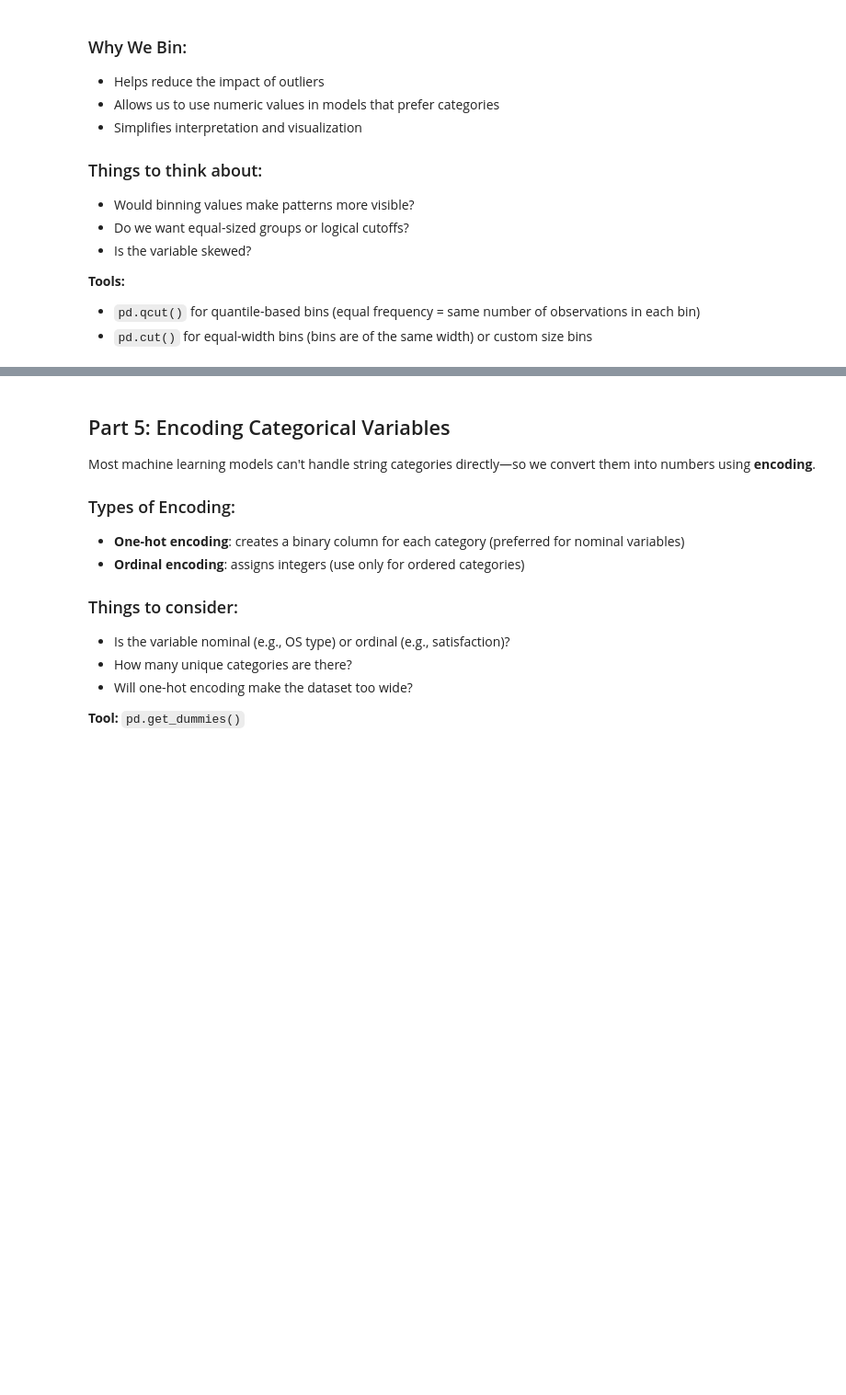
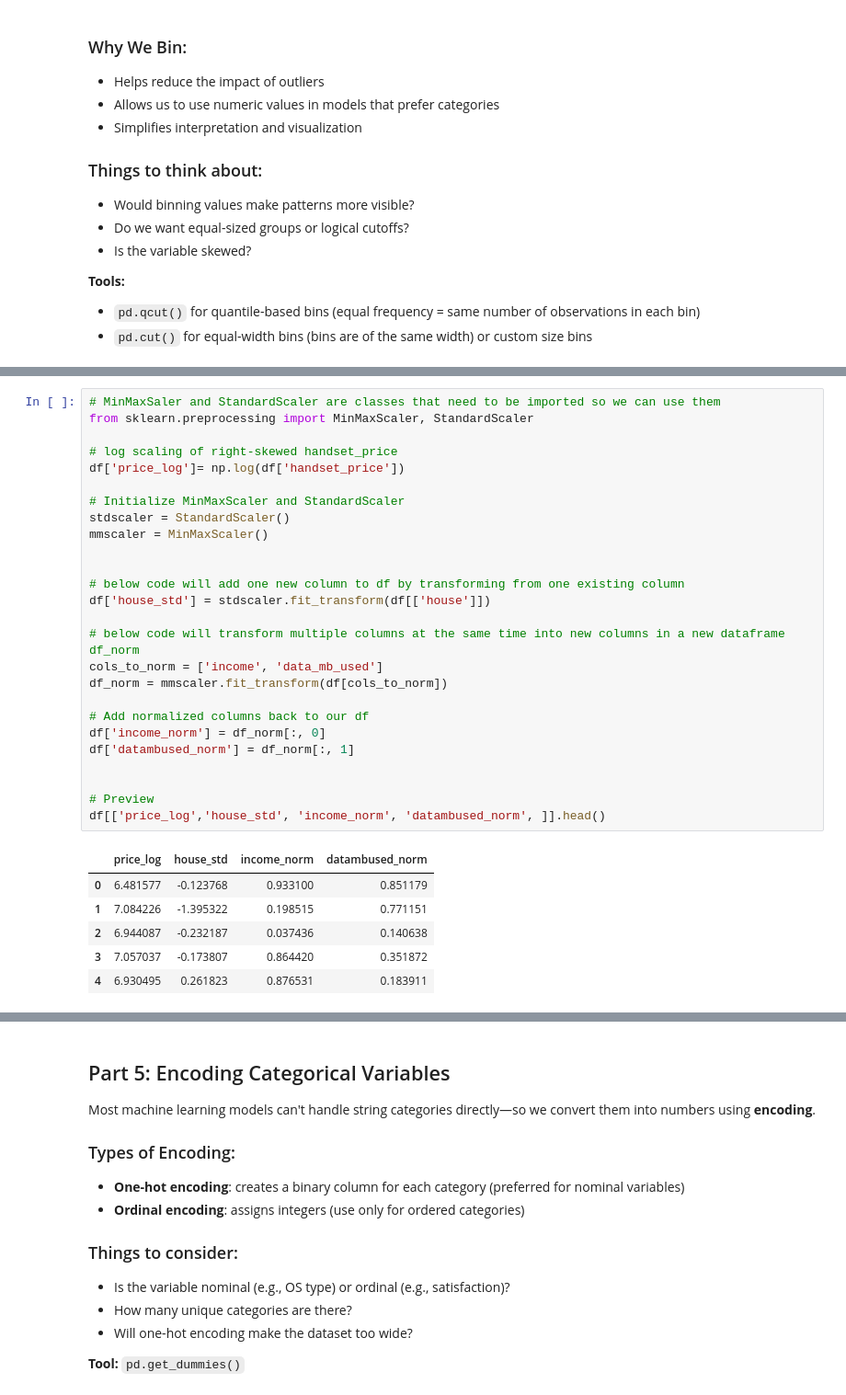
Before and after one commit to Luoxiaowanzi/IS-4487-Guide, a Jupyter notebook: Labs/lab_07_data_transformation.ipynb, the cells around one changed output, grey strips where cells are left out. Shown at 92% size. Cells and saved outputs as stored; diff of their text form; blank space fills up the shorter version.

```diff
--- a/Labs/lab_07_data_transformation.ipynb
+++ b/Labs/lab_07_data_transformation.ipynb
@@ -301 +356,34 @@ df[['income_scaled', 'data_mb_used_scaled', 'avg_call_dur_scaled']].head()
+# %%
+# MinMaxSaler and StandardScaler are classes that need to be imported so we can use them
+from sklearn.preprocessing import MinMaxScaler, StandardScaler
+
+# log scaling of right-skewed handset_price
+df['price_log']= np.log(df['handset_price'])
+
+# Initialize MinMaxScaler and StandardScaler
+stdscaler = StandardScaler()
+mmscaler = MinMaxScaler()
+
+
+# below code will add one new column to df by transforming from one existing column
+df['house_std'] = stdscaler.fit_transform(df[['house']])
+
+# below code will transform multiple columns at the same time into new columns in a new dataframe df_norm
+cols_to_norm = ['income', 'data_mb_used']
+df_norm = mmscaler.fit_transform(df[cols_to_norm])
+
+# Add normalized columns back to our df
+df['income_norm'] = df_norm[:, 0]
+df['datambused_norm'] = df_norm[:, 1]
+
+
+# Preview
+df[['price_log','house_std', 'income_norm', 'datambused_norm', ]].head()
+# %% [output]
+|  | price_log | house_std | income_norm | datambused_norm |
+| 0 | 6.481577 | -0.123768 | 0.933100 | 0.851179 |
+| 1 | 7.084226 | -1.395322 | 0.198515 | 0.771151 |
+| 2 | 6.944087 | -0.232187 | 0.037436 | 0.140638 |
+| 3 | 7.057037 | -0.173807 | 0.864420 | 0.351872 |
+| 4 | 6.930495 | 0.261823 | 0.876531 | 0.183911 |
 # %% [markdown]
```
Also changed, not shown: parts of 17 cells of this notebook.
